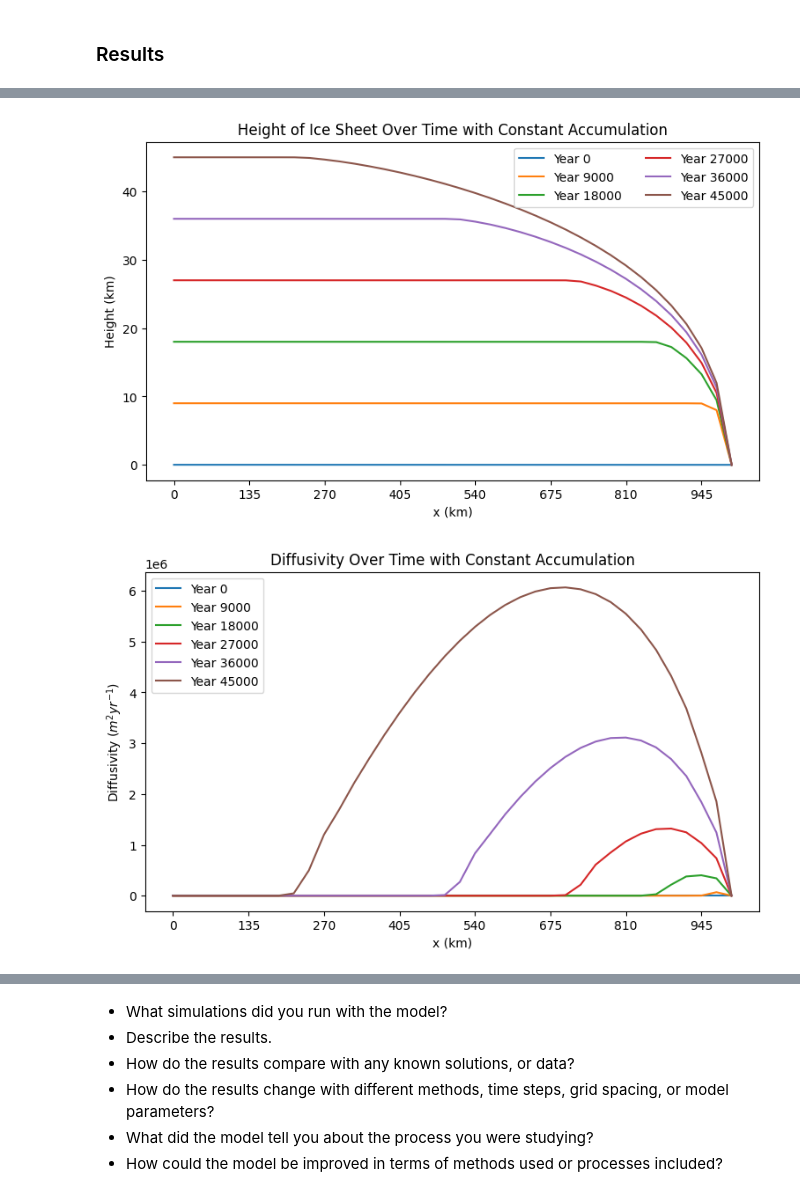
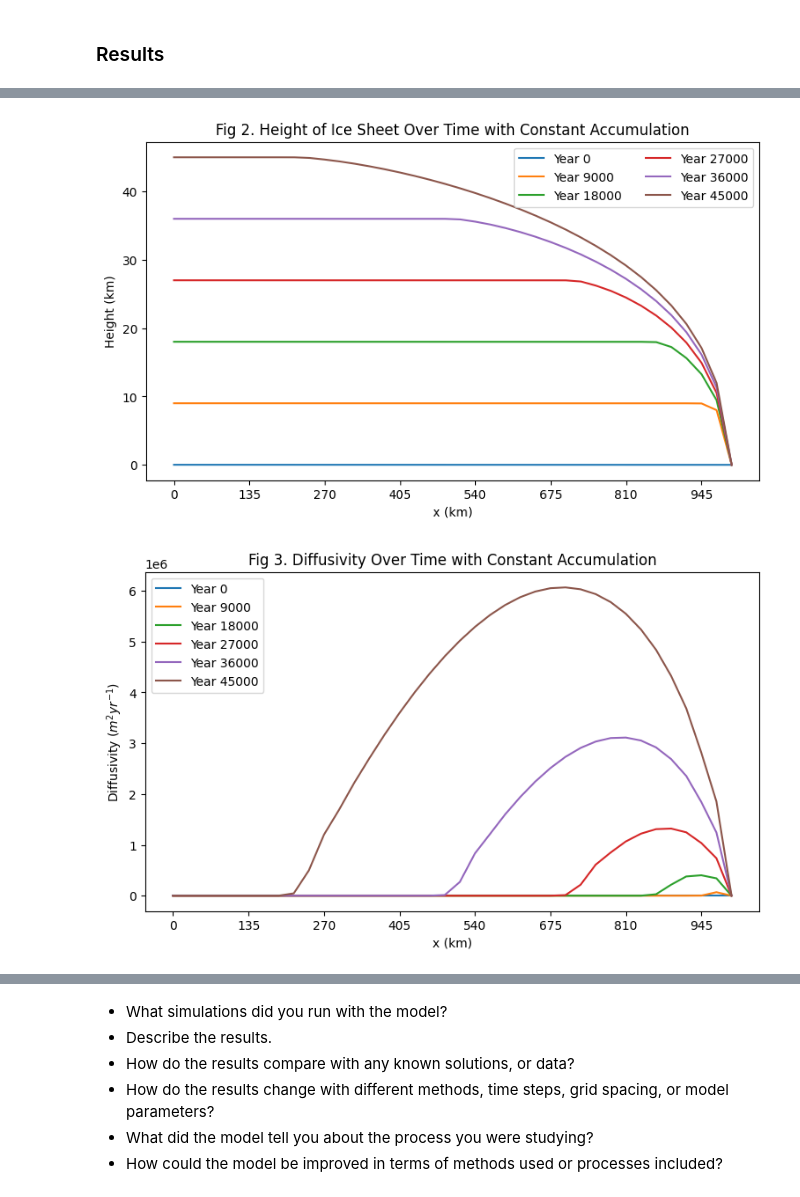
Before and after one commit to amitaanand9/eas-4610-final-project, a Jupyter notebook: FinalProjectNotebook_AmitaMiriam.ipynb, the cells around one changed output, grey strips where cells are left out. Cells and saved outputs as stored; diff of their text form; code cells hidden in the pictures.

```diff
--- a/FinalProjectNotebook_AmitaMiriam.ipynb
+++ b/FinalProjectNotebook_AmitaMiriam.ipynb
@@ -333,34 +333,34 @@ plt.show()
 # %%
 plt.figure(figsize=(9, 5))
 ax = plt.axes()
 for i in range(len(t)-1):
     if (i % 90000 == 0):
         year = int(i*d_t)
         plt.plot(sols_unif_acc[:, i], label=f"Year {year}")
 
 ax.set_yticks([0, 10000, 20000, 30000, 40000], ["0", "10", "20", "30", "40"])
 ax.set_xticks([0, 5, 10, 15, 20, 25, 30, 35],[ "0", "135", "270",  "405", "540", "675", "810", "945" ])
 plt.legend(ncol = 2)
 plt.xlabel("x (km)")
 plt.ylabel("Height (km)")
-plt.title("Height of Ice Sheet Over Time with Constant Accumulation")
+plt.title("Fig 2. Height of Ice Sheet Over Time with Constant Accumulation")
 plt.show()
 
 plt.figure(figsize=(9, 5))
 ax = plt.axes()
 for i in range(len(t)-1):
     if (i % 90000 == 0):
         year = int(i*d_t)
         plt.plot(diffs_unif_acc[:, i], label=f"Year {year}")
 plt.legend()
 ax.set_xticks([0, 5, 10, 15, 20, 25, 30, 35],[ "0", "135", "270",  "405", "540", "675", "810", "945" ])
 plt.xlabel("x (km)")
 plt.ylabel("Diffusivity ($m^2 yr^{-1}$)")
-plt.title("Diffusivity Over Time with Constant Accumulation")
+plt.title("Fig 3. Diffusivity Over Time with Constant Accumulation")
 plt.show()
 # %% [output]
-[figure, old version]
+[figure, new version]
-[figure, old version]
+[figure, new version]
 # %%
 plt.figure(figsize=(9, 5))
 ax = plt.axes()
```
Also changed, not shown: parts of 2 cells of this notebook.
